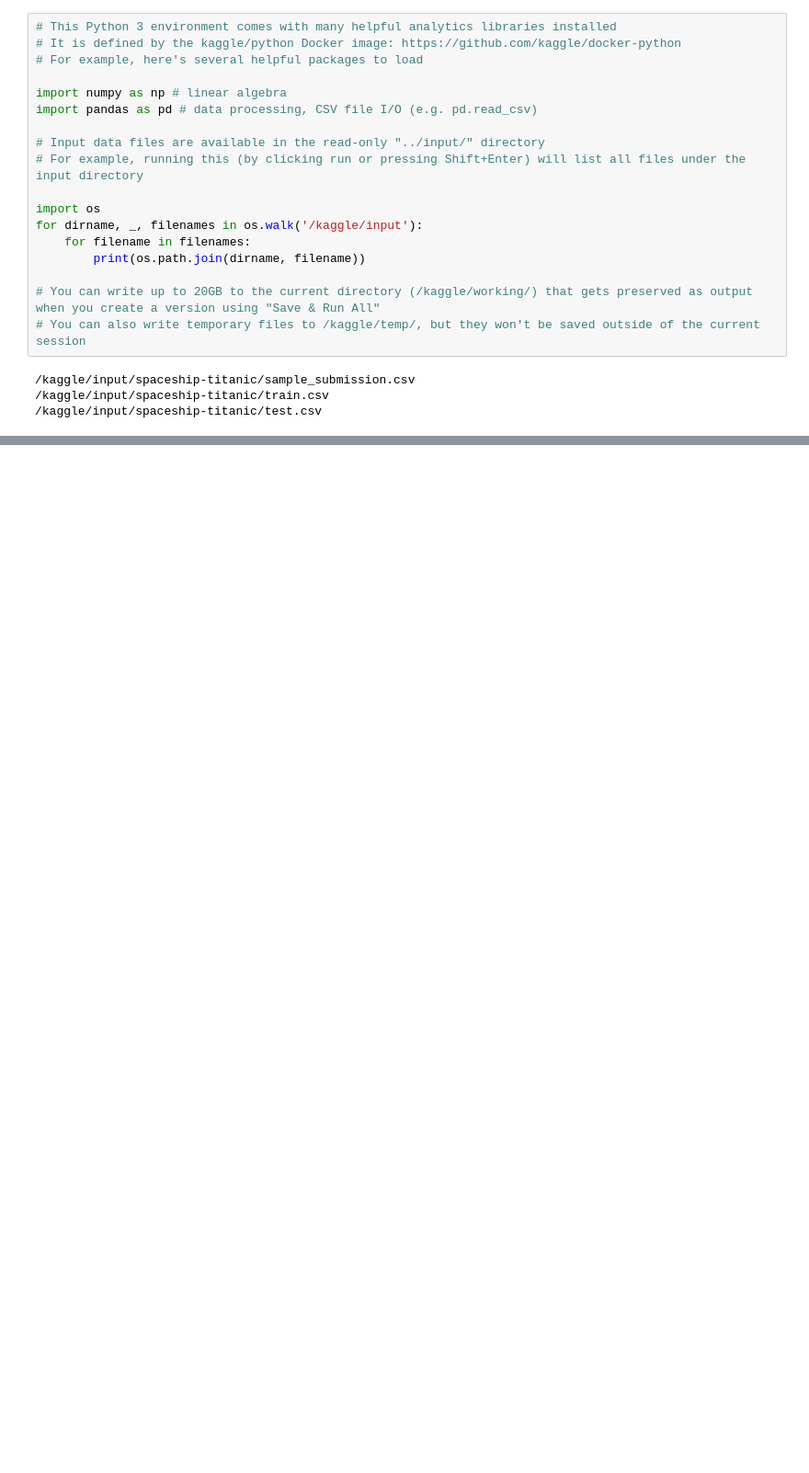
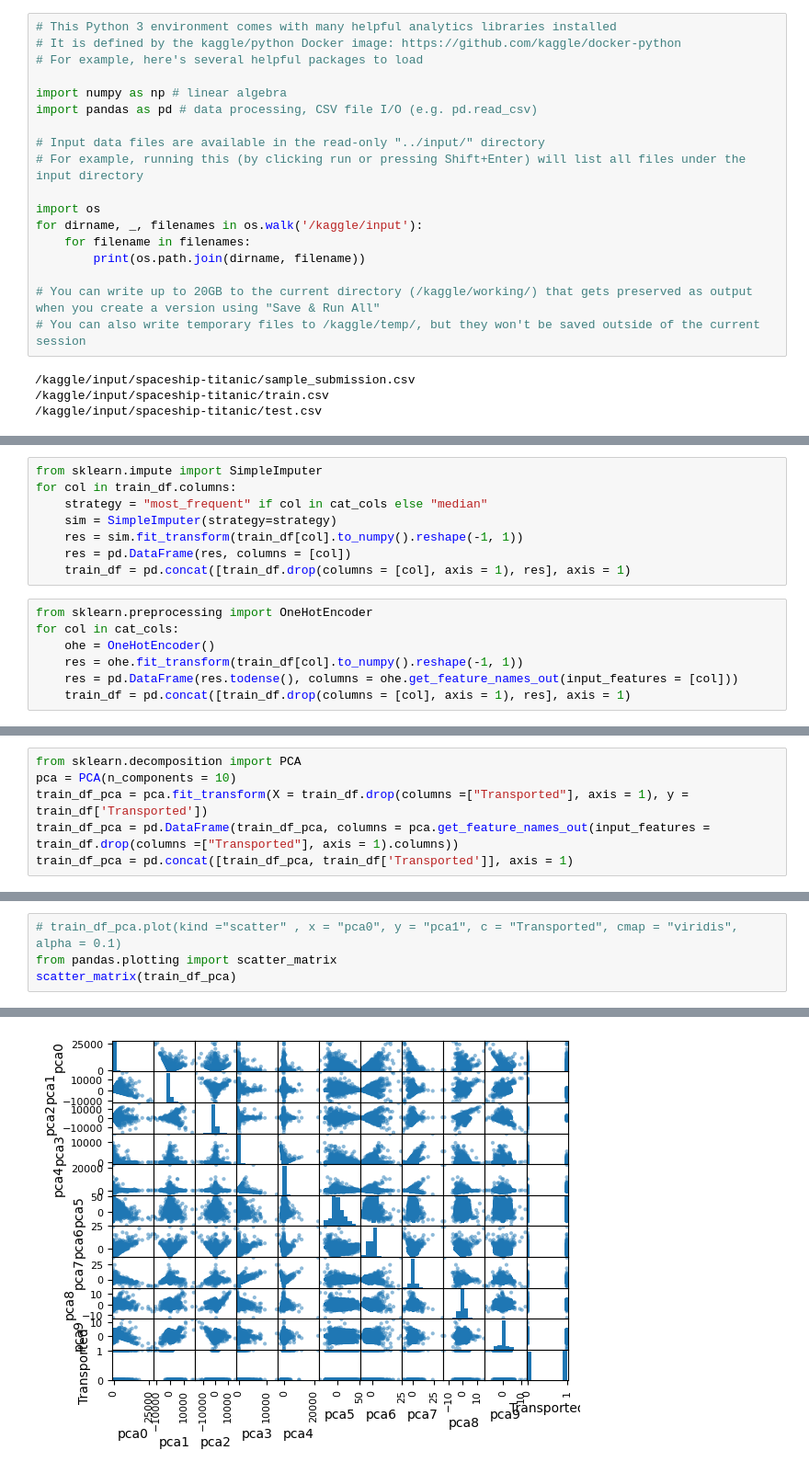
Before and after one commit to Amanuel94/Kaggle-Notebooks, a Jupyter notebook: space-titanic.ipynb, the cells around one changed output, grey strips where cells are left out. Shown at 92% size. Drawn from its saved outputs; the diff is of its cells as text; blank space fills up the shorter version.

```diff
--- a/space-titanic.ipynb
+++ b/space-titanic.ipynb
@@ -22,0 +96,15 @@ for dirname, _, filenames in os.walk('/kaggle/input'):
+# %%
+from sklearn.impute import SimpleImputer
+for col in train_df.columns:
+    strategy = "most_frequent" if col in cat_cols else "median"
+    sim = SimpleImputer(strategy=strategy)
+    res = sim.fit_transform(train_df[col].to_numpy().reshape(-1, 1))
+    res = pd.DataFrame(res, columns = [col])
+    train_df = pd.concat([train_df.drop(columns = [col], axis = 1), res], axis = 1)
+# %%
+from sklearn.preprocessing import OneHotEncoder
+for col in cat_cols:
+    ohe = OneHotEncoder()
+    res = ohe.fit_transform(train_df[col].to_numpy().reshape(-1, 1))
+    res = pd.DataFrame(res.todense(), columns = ohe.get_feature_names_out(input_features = [col]))
+    train_df = pd.concat([train_df.drop(columns = [col], axis = 1), res], axis = 1)
@@ -22,0 +154,6 @@ for dirname, _, filenames in os.walk('/kaggle/input'):
+# %%
+from sklearn.decomposition import PCA
+pca = PCA(n_components = 10)
+train_df_pca = pca.fit_transform(X = train_df.drop(columns =["Transported"], axis = 1), y = train_df['Transported'])
+train_df_pca = pd.DataFrame(train_df_pca, columns = pca.get_feature_names_out(input_features = train_df.drop(columns =["Transported"], axis = 1).columns))
+train_df_pca = pd.concat([train_df_pca, train_df['Transported']], axis = 1)
@@ -22,0 +175,5 @@ for dirname, _, filenames in os.walk('/kaggle/input'):
+# %%
+# train_df_pca.plot(kind ="scatter" , x = "pca0", y = "pca1", c = "Transported", cmap = "viridis", alpha = 0.1)
+from pandas.plotting import scatter_matrix
+scatter_matrix(train_df_pca)
+# %% [output]
@@ -22,0 +197 @@ for dirname, _, filenames in os.walk('/kaggle/input'):
+[figure, added]
```
Also changed, not shown: parts of 21 cells of this notebook.
